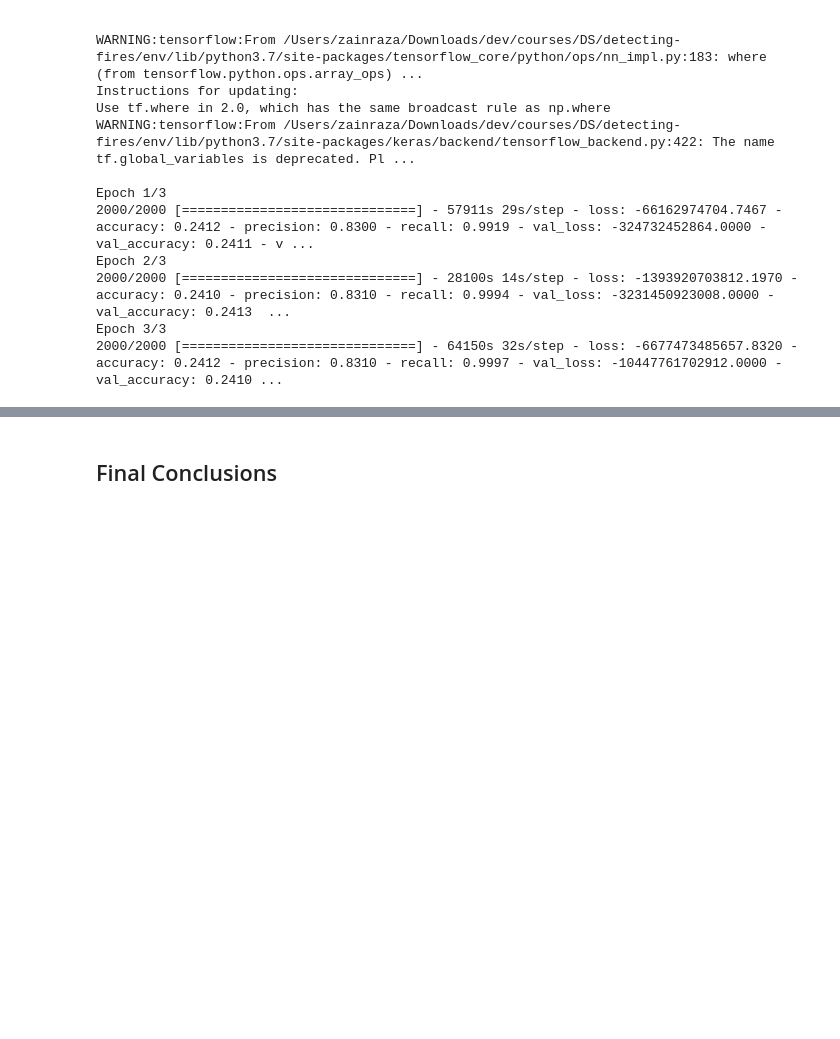
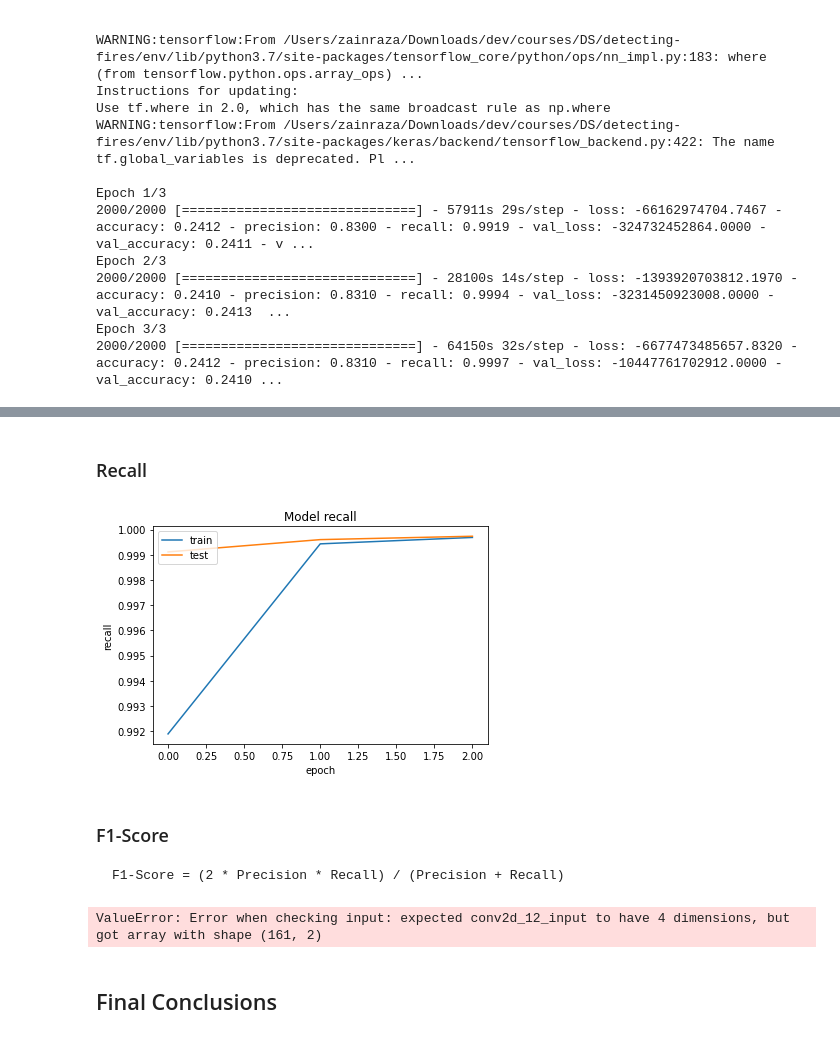
Before and after one commit to UPstartDeveloper/detecting-fires, a Jupyter notebook: classifications.ipynb, the cells around one changed output, grey strips where cells are left out. Drawn from its saved outputs; the diff is of its cells as text; code cells hidden in the pictures; blank space fills up the shorter version.

````diff
--- a/classifications.ipynb
+++ b/classifications.ipynb
@@ -626,2 +684,22 @@ Review this lesson: https://github.com/Make-School-Courses/DS-2.2-Deep-Learning/
+# %% [markdown]
+### Recall
+# %%
+plot_metric('recall')
+# %% [output]
+[figure, added]
+# %% [markdown]
+### F1-Score
+
+```
+F1-Score = (2 * Precision * Recall) / (Precision + Recall)
+```
+# %%
+# Evaluate the latest trained model
+X_test, y_test = df_test[features], df_test[target]
+accuracy, precision, recall = prev_no_aug_model.evaluate(X_test, y_test,
+                                                         batch_size=128,
+                                                         verbose=1)
+# %% [output]
+ValueError: Error when checking input: expected conv2d_12_input to have 4 dimensions, but got array with shape (161, 2)
 # %% [markdown]
 ## Final Conclusions
````
Also changed, not shown: parts of 12 cells of this notebook.
